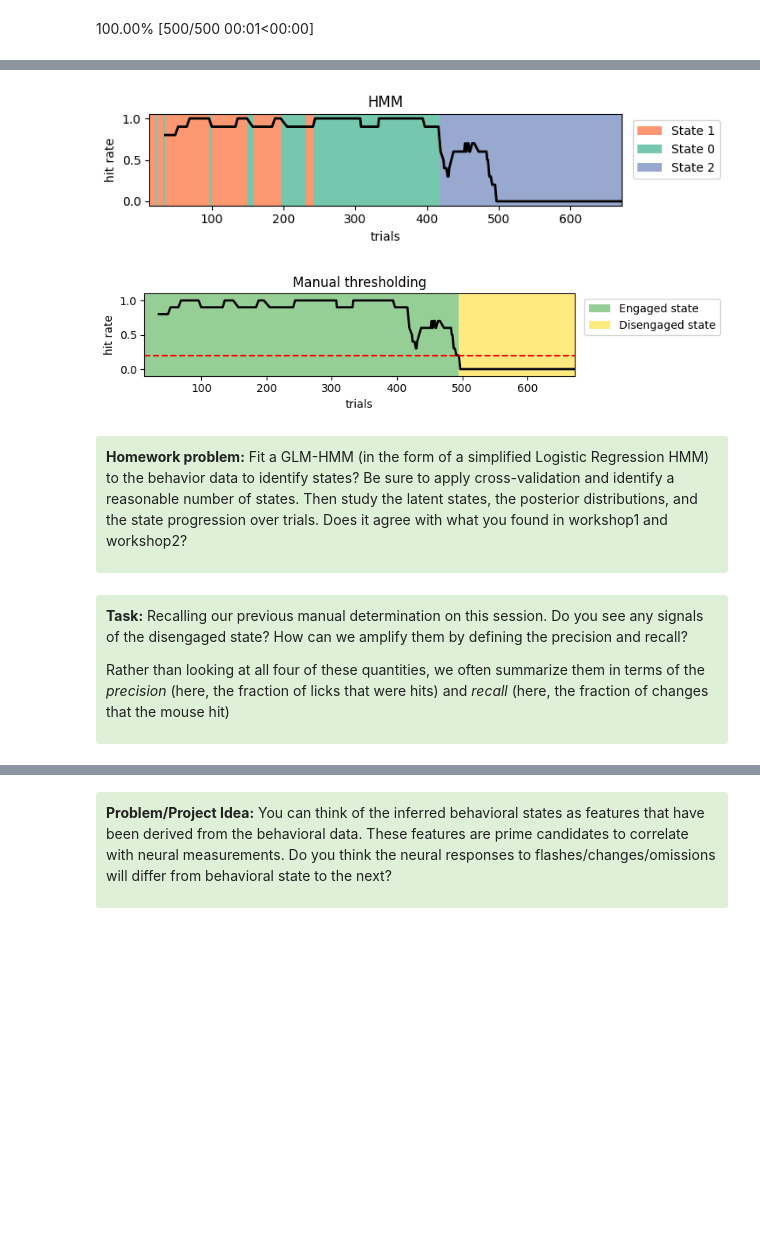
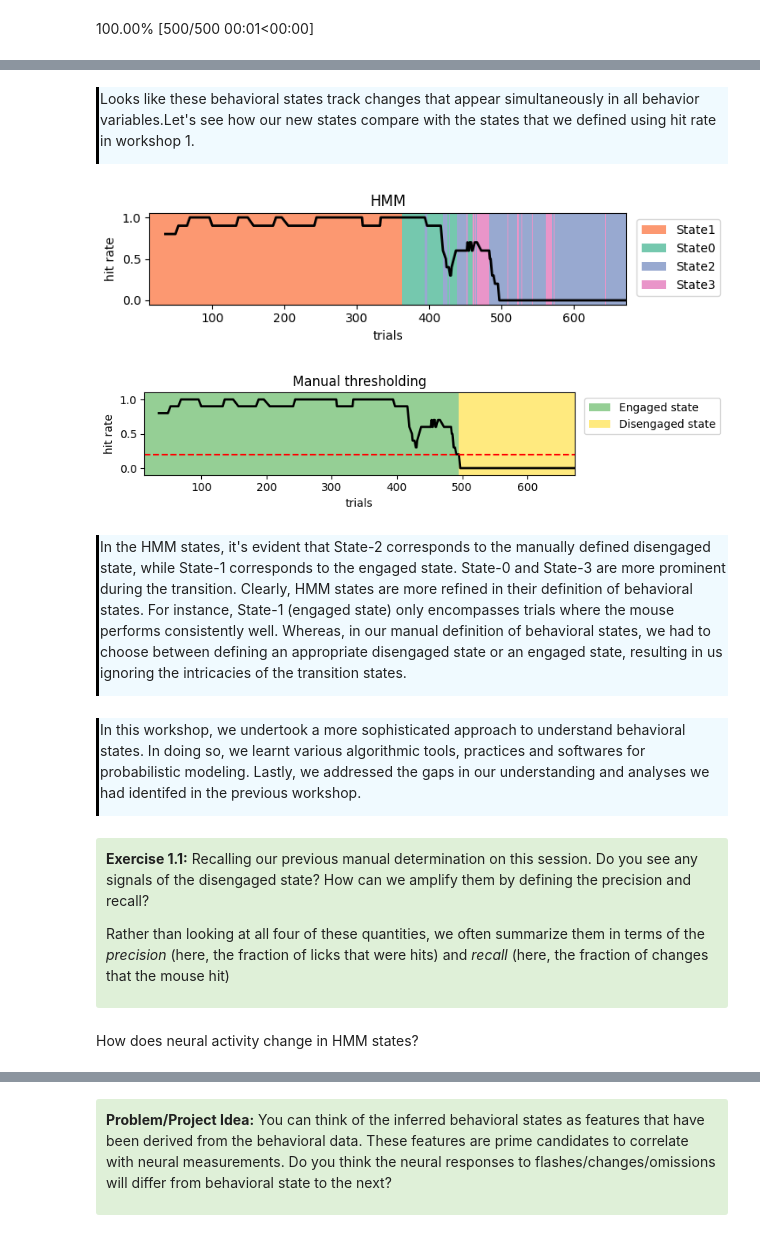
Before and after one commit to AllenSWDB/swdb_visualbehavior_template, a Jupyter notebook: code/Workshop_2.ipynb, the cells around one changed output, grey strips where cells are left out. Cells and saved outputs as stored; diff of their text form; code cells hidden in the pictures; blank space fills up the shorter version.

Commit message:
Edited utils.cpython-39.pyc, Workshop_1.ipynb, Workshop_2.ipynb; and changes in 17 other files

```diff
--- a/code/Workshop_2.ipynb
+++ b/code/Workshop_2.ipynb
@@ -527,9 +524,9 @@ best number of states: 5
 # %%
 # Initialize the parameters using K-Means on the full training set
 key = jr.PRNGKey(0)
-test_hmm = GaussianHMM(best_num_states, emission_dim, transition_matrix_stickiness=10.)
-params, props = test_hmm.initialize(key=key, method="kmeans", emissions=train_emissions)
-params, lps = test_hmm.fit_em(params, props, train_emissions, num_iters=100)
+test_hmm = GaussianHMM(best_num_states, observations_dim, transition_matrix_stickiness=10.)
+params, props = test_hmm.initialize(key=key, method="kmeans", emissions=train_observations)
+params, lps = test_hmm.fit_em(params, props, train_observations, num_iters=100)
 # %% [output]
 100.00% [100/100 00:01<00:00]
 # %% [markdown]
@@ -659,9 +676,15 @@ best number of states: 3
 # %%
 key = jr.PRNGKey(0)
+
 number_of_states = best_num_states
-test_hmm = GaussianHMM(number_of_states, batched_emissions.shape[2], transition_matrix_stickiness=10.)
-params, props = test_hmm.initialize(key=key, method="kmeans", emissions=batched_emissions[0])
-params, lps = test_hmm.fit_em(params, props, np.nan_to_num(behavior_data[['Lick_rate','Running_speed', 'Pupil_area']].values), num_iters=500)
+
+input_data = behavior_data[['Lick count', 'Mean speed', 'Mean\npupil area']].values
+
+final_hmm = GaussianHMM(number_of_states, input_data.shape[1], transition_matrix_stickiness=10.)
+
+params, props = final_hmm.initialize(key=key, method="kmeans", emissions=input_data)
+
+params, lps = final_hmm.fit_em(params, props, input_data, num_iters=500)
 # %% [output]
 100.00% [500/500 00:01<00:00]
 # %%
@@ -705,65 +731,85 @@ plt.tight_layout()
+# %% [markdown]
+<div style="border-left: 3px solid #000; padding: 1px; padding-left: 10px; background: #F0FAFF; ">
+<p> Looks like these behavioral states track changes that appear simultaneously in all behavior variables.Let's see how our new states compare with the states that we defined using hit rate in workshop 1.
+</div>
 # %%
 fig, ax = plt.subplots(figsize=(7.45, 2))
 cmap = sns.color_palette("Set2", best_num_states)
 bounds=np.arange(-0.5, best_num_states, 0.5)
 
+# 1. New states:
+
+# Define state boundaries
 states = most_likely_states
 switch_trials = np.where(np.diff(states))[0]
 switch_trials = np.concatenate(([0], switch_trials, [len(go_trials)-1]))
+
+# Plot the states
 for i, trial in enumerate(switch_trials[:-1]):
-    if states[trial+1] == 0:
-        ax.axvspan(go_trials[trial], go_trials[switch_trials[i+1]], facecolor= cmap[0], alpha=0.9, label = 'State 0')
-    elif states[trial+1] == 1:
-        ax.axvspan(go_trials[trial], go_trials[switch_trials[i+1]], facecolor=cmap[1], alpha=0.9,label = 'State 1')
-    elif states[trial+1] == 2:
-        ax.axvspan(go_trials[trial], go_trials[switch_trials[i+1]], facecolor=cmap[2], alpha=0.9,label = 'State 2')
+    for state_no in range(best_num_states):
+        if states[trial+1] == state_no:
+            ax.axvspan(go_trials[trial], go_trials[switch_trials[i+1]], facecolor= cmap[state_no], alpha=0.9, label = 'State' + str(state_no))
+
+# Overlay the hit rate
 plt.plot(go_trials, hit_rate, color = 'k', lw = 2)
 plt.xlim(go_trials[0], go_trials[-1])
+
+# Formatting
 plt.xlabel("trials")
 plt.ylabel('hit rate')
-cb.set_label("discrete state")
 plt.title('HMM')
-
 handles, labels = plt.gca().get_legend_handles_labels()
 by_label = dict(zip(labels, handles))
 plt.legend(by_label.values(), by_label.keys(), bbox_to_anchor = (1.01, 1))
 plt.tight_layout()
 
-# From WS - 1
+# 2. States From WS - 1
 engagement_threshold = 0.2
+
+# Overlay the hit rate plot
 fig,ax = plt.subplots(figsize = (8.2, 2))
 ax.plot(go_trials, hit_rate, color = 'k', lw = 2)
 ax.plot(go_trials, 0.2*np.ones(len(go_trials)), color = 'r', ls = '--')
 
+# Define state boundaries
 states = hit_rate < engagement_threshold
 switch_trials = np.where(np.diff(states))[0]
 switch_trials = np.concatenate(([0], switch_trials, [len(go_trials)-1]))
+
+
+# Plot the states
 for i, trial in enumerate(switch_trials[:-1]):
     if not states[trial+1]:
         ax.axvspan(go_trials[trial], go_trials[switch_trials[i+1]], facecolor='tab:green', alpha=0.5, label = 'Engaged state')
     else:
         ax.axvspan(go_trials[trial], go_trials[switch_trials[i+1]], facecolor='gold', alpha=0.5,label = 'Disengaged state')
 
+# Formatting
 ax.set_ylim(-0.1, 1.1)
 ax.set_xlim(go_trials[0], go_trials[-1])
 ax.set_xlabel('trials')
 ax.set_ylabel('hit rate')
 plt.title('Manual thresholding')
-
 handles, labels = plt.gca().get_legend_handles_labels()
 by_label = dict(zip(labels, handles))
 plt.legend(by_label.values(), by_label.keys(), bbox_to_anchor = (1.01, 1))
 plt.tight_layout()
 # %% [output]
-[figure, old version]
+[figure, new version]
 [figure]
-# %% [markdown]
-<div style="background: #DFF0D8; border-radius: 3px; padding: 10px;">
-    <p><b>Homework problem:</b> Fit a GLM-HMM (in the form of a simplified Logistic Regression HMM) to the behavior data to identify states? Be sure to apply cross-validation and identify a reasonable number of states. Then study the latent states, the posterior distributions, and the state progression over trials. Does it agree with what you found in workshop1 and workshop2?
-</div>
+# %% [markdown]
+<div style="border-left: 3px solid #000; padding: 1px; padding-left: 10px; background: #F0FAFF; ">
+<p> In the HMM states, it's evident that State-2 corresponds to the manually defined disengaged state, while State-1 corresponds to the engaged state. State-0 and State-3 are more prominent during the transition. Clearly, HMM states are more refined in their definition of behavioral states. For instance, State-1 (engaged state) only encompasses trials where the mouse performs consistently well. Whereas, in our manual definition of behavioral states, we had to choose between defining an appropriate disengaged state or an engaged state, resulting in us ignoring the intricacies of the transition states.
+</div>
+# %% [markdown]
+<div style="border-left: 3px solid #000; padding: 1px; padding-left: 10px; background: #F0FAFF; ">
+<p> In this workshop, we undertook a more sophisticated approach to understand behavioral states. In doing so, we learnt various algorithmic tools, practices and softwares for probabilistic modeling. Lastly, we addressed the gaps in our understanding and analyses we had identifed in the previous workshop.
+</div>
 # %% [markdown]
 <div style="background: #DFF0D8; border-radius: 3px; padding: 10px;">
-<p><b>Task:</b>  Recalling our previous manual determination on this session. Do you see any signals of the disengaged state? How can we amplify them by defining the precision and recall?
+<p><b>Exercise 1.1:</b>  Recalling our previous manual determination on this session. Do you see any signals of the disengaged state? How can we amplify them by defining the precision and recall?
 
    Rather than looking at all four of these quantities, we often summarize them in terms of the _precision_ (here, the fraction of licks that were hits) and _recall_ (here, the fraction of changes that the mouse hit)
 </div>
+# %% [markdown]
+How does neural activity change in HMM states?
```
Also changed, not shown: parts of 63 cells of this notebook, 6 other files.
